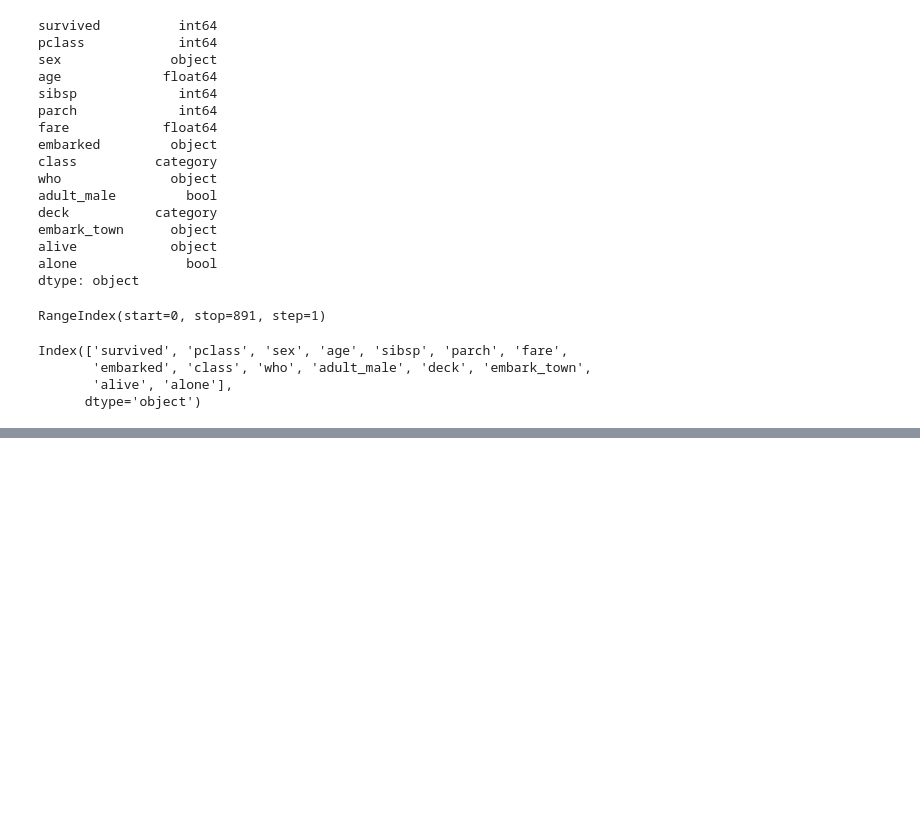
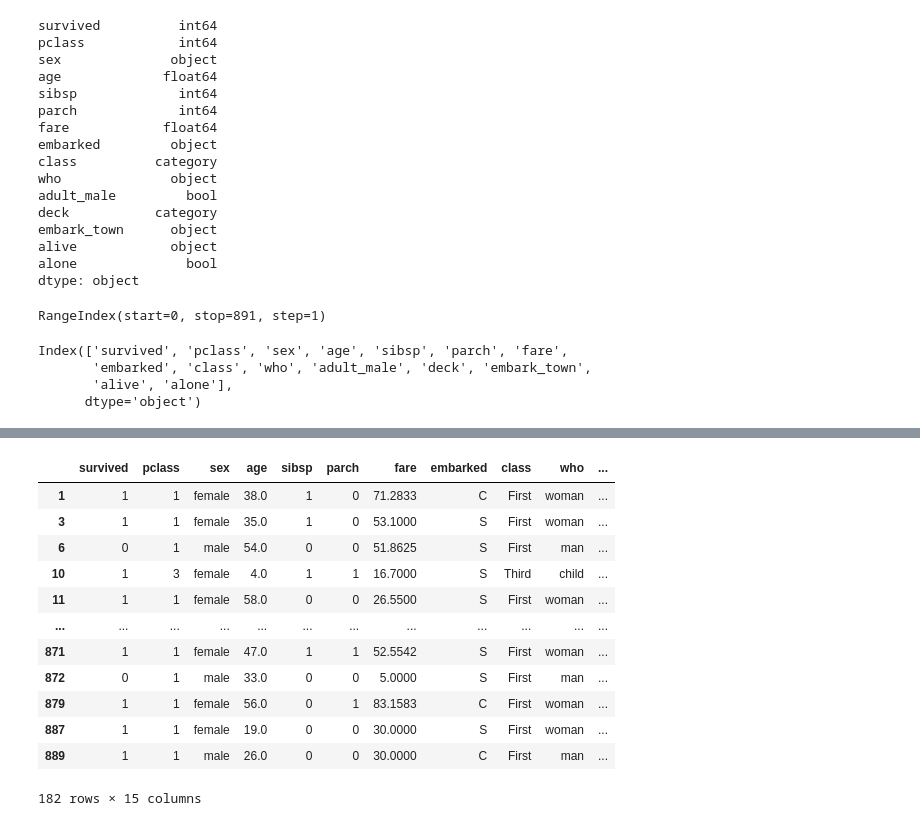
Before and after one commit to Sudhanshugupta26/pandas_code, a Jupyter notebook: pandas.ipynb, the cells around one changed output, grey strips where cells are left out. Drawn from its saved outputs; the diff is of its cells as text; code cells hidden in the pictures; blank space fills up the shorter version.

```diff
--- a/pandas.ipynb
+++ b/pandas.ipynb
@@ -376,0 +590,16 @@ newdf.loc[(newdf[1]<0.3) & (newdf[3]<0.3)]
+# %%
+df.dropna()
+# %% [output]
+|  | survived | pclass | sex | age | sibsp | parch | fare | embarked | class | who | ... |
+| 1 | 1 | 1 | female | 38.0 | 1 | 0 | 71.2833 | C | First | woman | ... |
+| 3 | 1 | 1 | female | 35.0 | 1 | 0 | 53.1000 | S | First | woman | ... |
+| 6 | 0 | 1 | male | 54.0 | 0 | 0 | 51.8625 | S | First | man | ... |
+| 10 | 1 | 3 | female | 4.0 | 1 | 1 | 16.7000 | S | Third | child | ... |
+| 11 | 1 | 1 | female | 58.0 | 0 | 0 | 26.5500 | S | First | woman | ... |
+| ... | ... | ... | ... | ... | ... | ... | ... | ... | ... | ... | ... |
+| 871 | 1 | 1 | female | 47.0 | 1 | 1 | 52.5542 | S | First | woman | ... |
+| 872 | 0 | 1 | male | 33.0 | 0 | 0 | 5.0000 | S | First | man | ... |
+| 879 | 1 | 1 | female | 56.0 | 0 | 1 | 83.1583 | C | First | woman | ... |
+| 887 | 1 | 1 | female | 19.0 | 0 | 0 | 30.0000 | S | First | woman | ... |
+| 889 | 1 | 1 | male | 26.0 | 0 | 0 | 30.0000 | C | First | man | ... |
+182 rows × 15 columns
```
Also changed, not shown: parts of 40 cells of this notebook.
